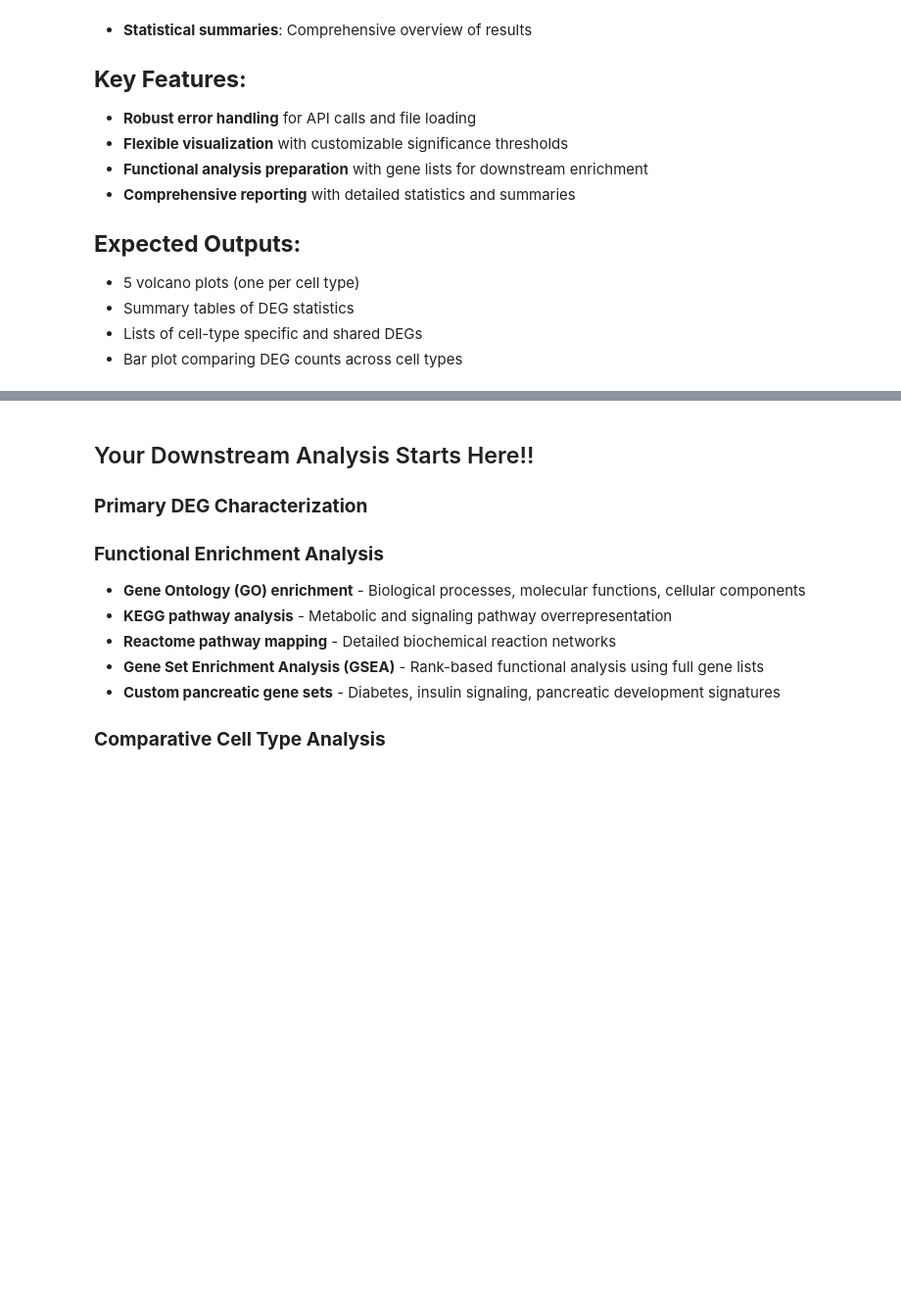
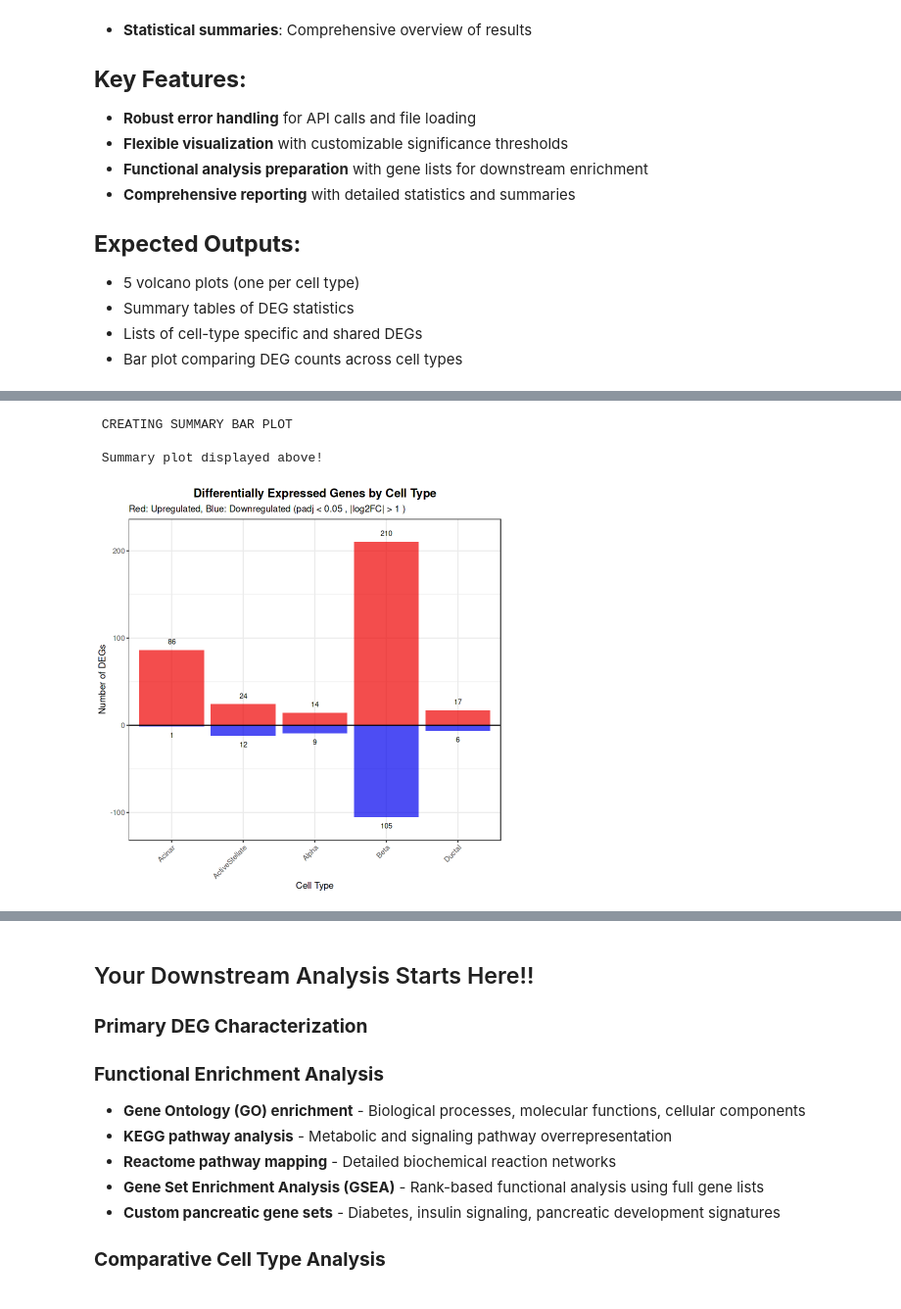
Before and after one commit to PanKbase/PanKbase-data-library-scripts, a Jupyter notebook: PanKBase_data_library_usecase3_DEG.ipynb, the cells around one changed output, grey strips where cells are left out. Shown at 98% size. Saved outputs shown, nothing was run; the diff lists cells and outputs as text; code cells hidden in the pictures; blank space fills up the shorter version.

```diff
--- a/PanKBase_data_library_usecase3_DEG.ipynb
+++ b/PanKBase_data_library_usecase3_DEG.ipynb
@@ -370,0 +522,31 @@ Total time in minutes: 0.27
+# %%
+# === SUMMARY BAR PLOT ===
+cat(" CREATING SUMMARY BAR PLOT\n")
+
+# Bar plot of DEG counts
+summary_plot <- ggplot(summary_stats, aes(x = cell_type)) +
+  geom_col(aes(y = upregulated), fill = "red2", alpha = 0.7, position = "identity") +
+  geom_col(aes(y = -downregulated), fill = "blue2", alpha = 0.7, position = "identity") +
+  geom_text(aes(y = upregulated + 10, label = upregulated), size = 3) +
+  geom_text(aes(y = -downregulated - 10, label = downregulated), size = 3) +
+  labs(
+    title = "Differentially Expressed Genes by Cell Type",
+    x = "Cell Type",
+    y = "Number of DEGs",
+    subtitle = paste("Red: Upregulated, Blue: Downregulated (padj <", PVALUE_THRESHOLD, ", |log2FC| >", LOG2FC_THRESHOLD, ")")
+  ) +
+  theme_bw() +
+  theme(
+    plot.title = element_text(hjust = 0.5, size = 14, face = "bold"),
+    axis.text.x = element_text(angle = 45, hjust = 1)
+  ) +
+  geom_hline(yintercept = 0, linetype = "solid", color = "black")
+
+print(summary_plot)
+
+cat("\n Summary plot displayed above!\n")
+# %% [output]
+ CREATING SUMMARY BAR PLOT
+
+ Summary plot displayed above!
+[figure, added]
```
Also changed, not shown: parts of 10 cells of this notebook, 1 other file.
